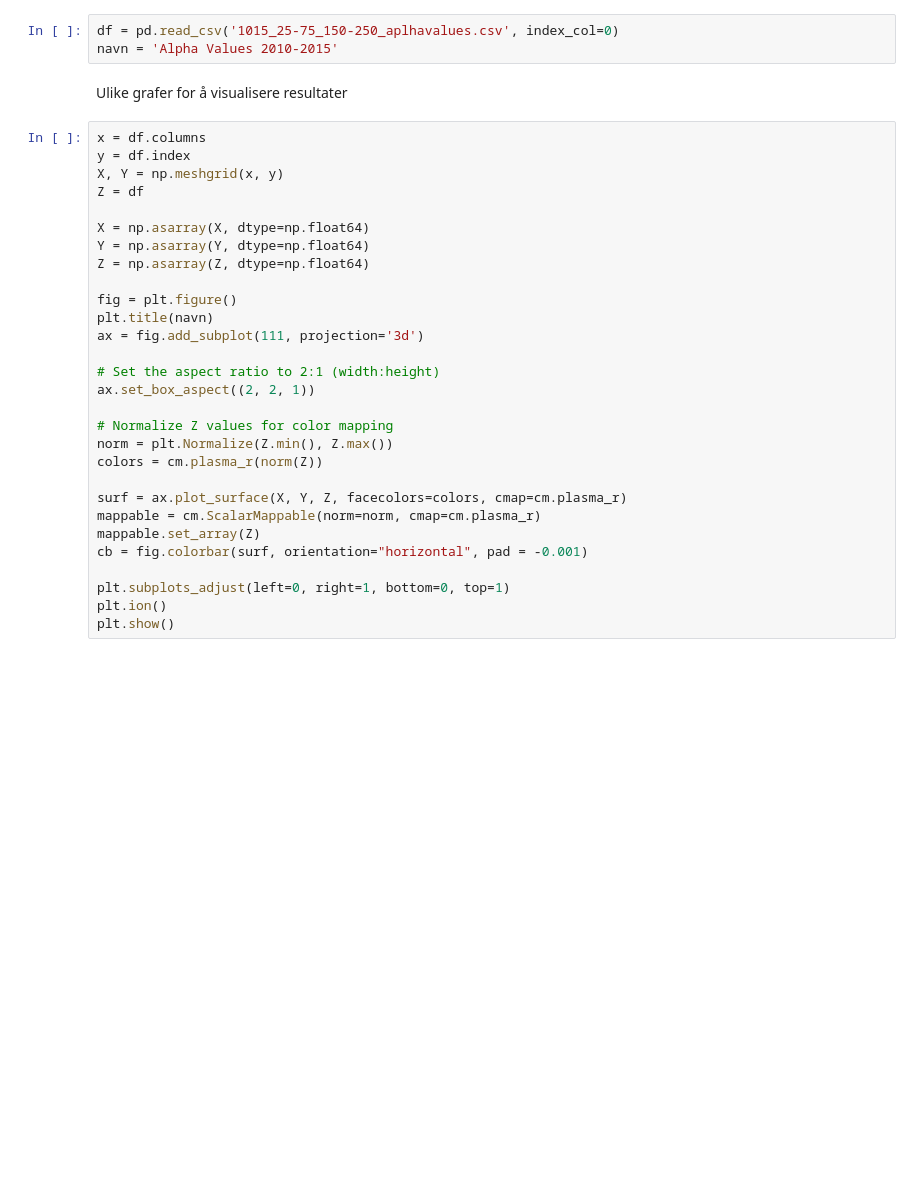
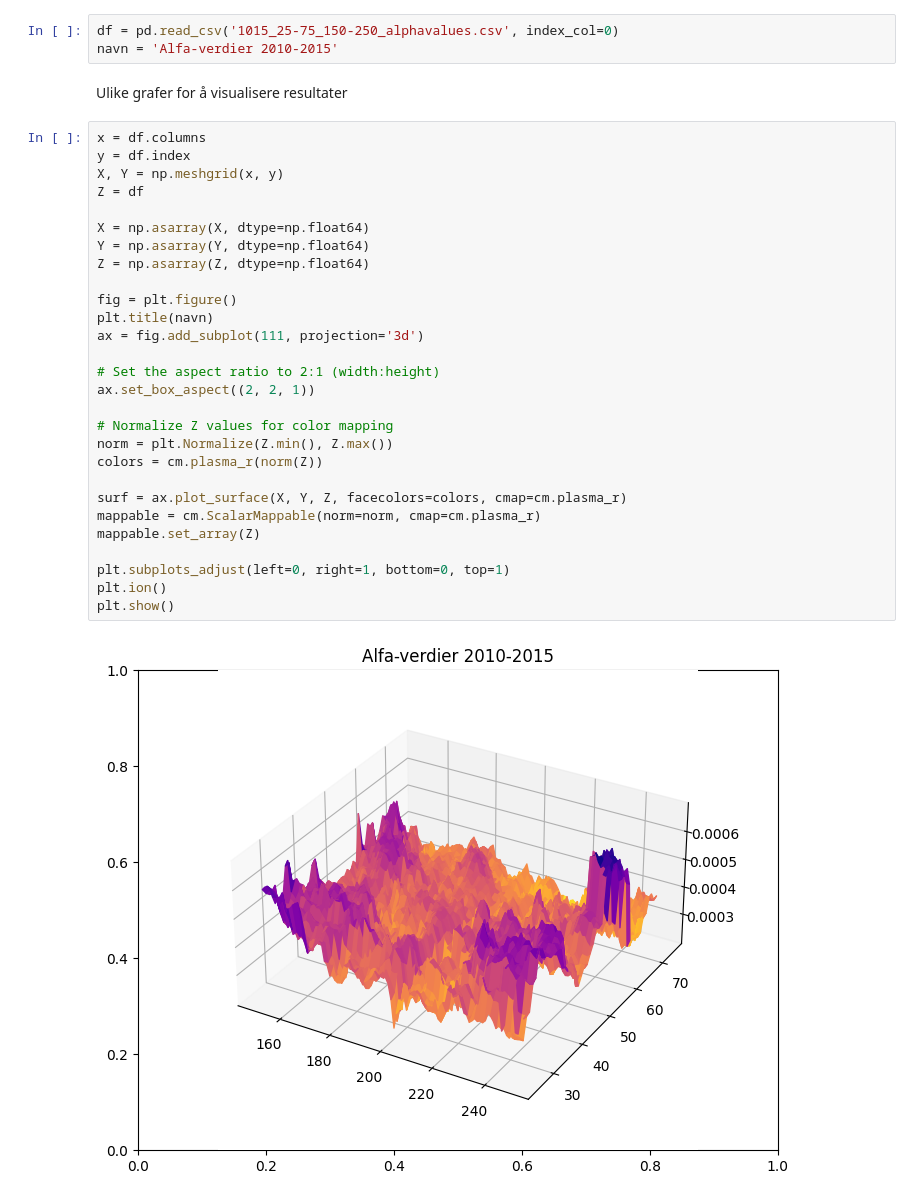
Before and after one commit to eirikvagen/Bacheloroppgave, a Jupyter notebook: resultater/grafer.ipynb, the cells around one changed output. Saved outputs shown, nothing was run; the diff lists cells and outputs as text; blank space fills up the shorter version.

```diff
--- a/resultater/grafer.ipynb
+++ b/resultater/grafer.ipynb
@@ -7,39 +7,40 @@ import matplotlib.cm as cm
 # %% [markdown]
 Resultatet som skal analyseres puttes inn i read.csv
 # %%
-df = pd.read_csv('1015_25-75_150-250_aplhavalues.csv', index_col=0)
-navn = 'Alpha Values 2010-2015'
+df = pd.read_csv('1015_25-75_150-250_alphavalues.csv', index_col=0)
+navn = 'Alfa-verdier 2010-2015'
 # %% [markdown]
 Ulike grafer for å visualisere resultater
 # %%
 x = df.columns
 y = df.index
 X, Y = np.meshgrid(x, y)
 Z = df
 
 X = np.asarray(X, dtype=np.float64)
 Y = np.asarray(Y, dtype=np.float64)
 Z = np.asarray(Z, dtype=np.float64)
 
 fig = plt.figure()
 plt.title(navn)
 ax = fig.add_subplot(111, projection='3d')
 
 # Set the aspect ratio to 2:1 (width:height)
 ax.set_box_aspect((2, 2, 1))
 
 # Normalize Z values for color mapping
 norm = plt.Normalize(Z.min(), Z.max())
 colors = cm.plasma_r(norm(Z))
 
 surf = ax.plot_surface(X, Y, Z, facecolors=colors, cmap=cm.plasma_r)
 mappable = cm.ScalarMappable(norm=norm, cmap=cm.plasma_r)
 mappable.set_array(Z)
-cb = fig.colorbar(surf, orientation="horizontal", pad = -0.001)
 
 plt.subplots_adjust(left=0, right=1, bottom=0, top=1)
 plt.ion()
 plt.show()
+# %% [output]
+[figure, added]
 # %%
 x = df.columns
 y = df.index
```
Also changed, not shown: parts of 4 cells of this notebook.
